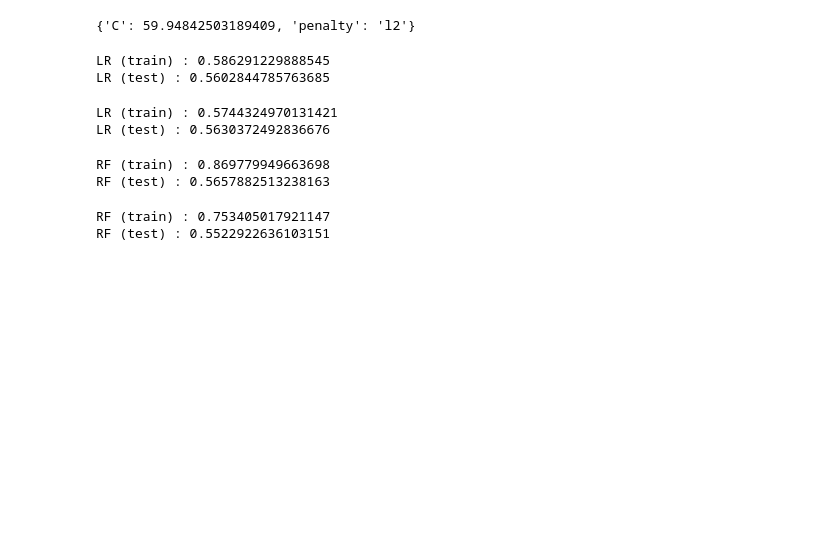
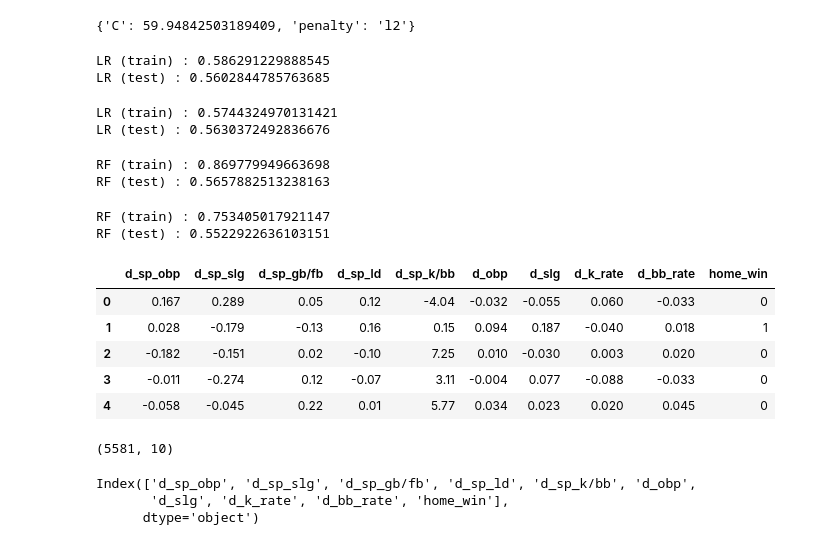
Before and after one commit to jwu1005/project_4741, a Jupyter notebook: modeling_stuff.ipynb, the cells around one changed output. Cells and saved outputs as stored; diff of their text form; code cells hidden in the pictures; blank space fills up the shorter version.

```diff
--- a/modeling_stuff.ipynb
+++ b/modeling_stuff.ipynb
@@ -580,3 +580,27 @@ RF (train) : 0.753405017921147
 RF (test) : 0.5522922636103151
 # %%
 from xgboost import XGBClassifier
+# %%
+diff_2016 = pd.read_csv('data/diff_2016.csv')
+diff_2017 = pd.read_csv('data/diff_2017.csv')
+diff_2018 = pd.read_csv('data/diff_2018.csv')
+# %%
+diff_2016.head()
+# %% [output]
+|  | d_sp_obp | d_sp_slg | d_sp_gb/fb | d_sp_ld | d_sp_k/bb | d_obp | d_slg | d_k_rate | d_bb_rate | home_win |
+| 0 | 0.167 | 0.289 | 0.05 | 0.12 | -4.04 | -0.032 | -0.055 | 0.060 | -0.033 | 0 |
+| 1 | 0.028 | -0.179 | -0.13 | 0.16 | 0.15 | 0.094 | 0.187 | -0.040 | 0.018 | 1 |
+| 2 | -0.182 | -0.151 | 0.02 | -0.10 | 7.25 | 0.010 | -0.030 | 0.003 | 0.020 | 0 |
+| 3 | -0.011 | -0.274 | 0.12 | -0.07 | 3.11 | -0.004 | 0.077 | -0.088 | -0.033 | 0 |
+| 4 | -0.058 | -0.045 | 0.22 | 0.01 | 5.77 | 0.034 | 0.023 | 0.020 | 0.045 | 0 |
+# %%
+diff_data = pd.concat([diff_2016, diff_2017, diff_2018])
+diff_data.shape
+# %% [output]
+(5581, 10)
+# %%
+diff_data.columns
+# %% [output]
+Index(['d_sp_obp', 'd_sp_slg', 'd_sp_gb/fb', 'd_sp_ld', 'd_sp_k/bb', 'd_obp',
+       'd_slg', 'd_k_rate', 'd_bb_rate', 'home_win'],
+      dtype='object')
```
Also changed, not shown: parts of 3 cells of this notebook, 6 other files.
